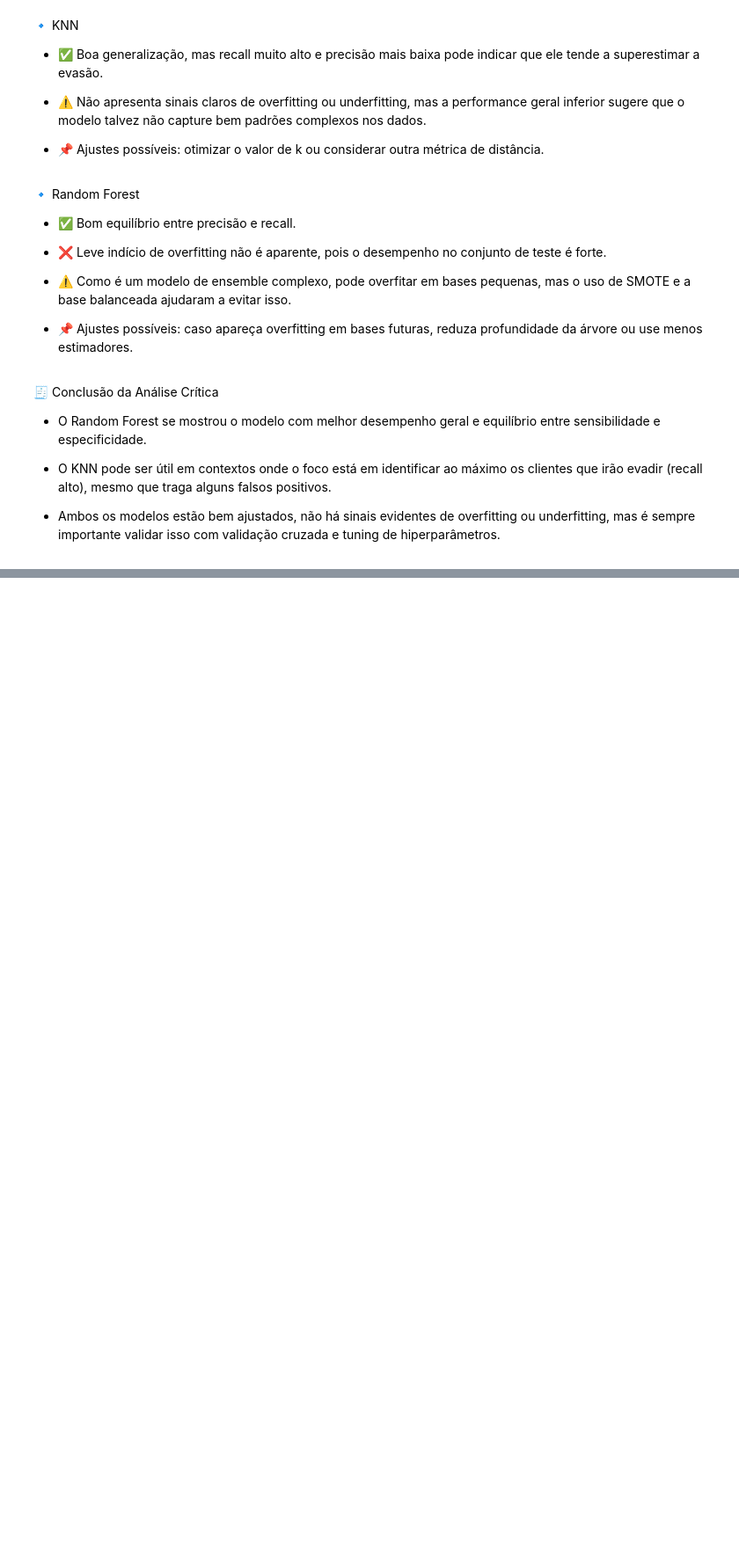
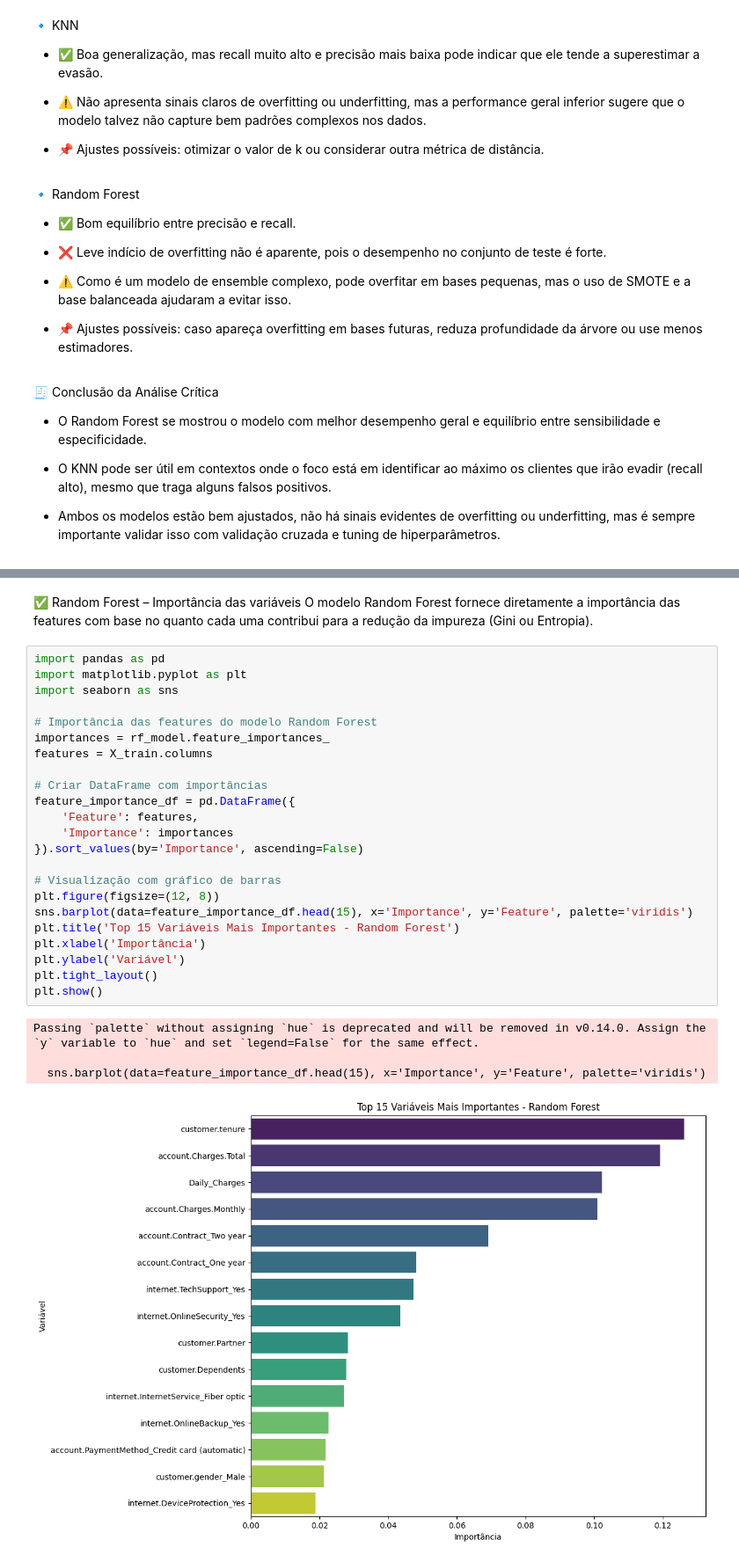
Before and after one commit to TheGabrielVieira/challenge3-data-science-part2, a Jupyter notebook: ML_TelecomX_BR.ipynb, the cells around one changed output, grey strips where cells are left out. Shown at 88% size. Drawn from its saved outputs; the diff is of its cells as text; blank space fills up the shorter version.

```diff
--- a/ML_TelecomX_BR.ipynb
+++ b/ML_TelecomX_BR.ipynb
@@ -644,0 +685,31 @@ plt.show()
+# %% [markdown]
+✅ Random Forest – Importância das variáveis
+O modelo Random Forest fornece diretamente a importância das features com base no quanto cada uma contribui para a redução da impureza (Gini ou Entropia).
+# %%
+import pandas as pd
+import matplotlib.pyplot as plt
+import seaborn as sns
+
+# Importância das features do modelo Random Forest
+importances = rf_model.feature_importances_
+features = X_train.columns
+
+# Criar DataFrame com importâncias
+feature_importance_df = pd.DataFrame({
+    'Feature': features,
+    'Importance': importances
+}).sort_values(by='Importance', ascending=False)
+
+# Visualização com gráfico de barras
+plt.figure(figsize=(12, 8))
+sns.barplot(data=feature_importance_df.head(15), x='Importance', y='Feature', palette='viridis')
+plt.title('Top 15 Variáveis Mais Importantes - Random Forest')
+plt.xlabel('Importância')
+plt.ylabel('Variável')
+plt.tight_layout()
+plt.show()
+# %% [output]
+Passing `palette` without assigning `hue` is deprecated and will be removed in v0.14.0. Assign the `y` variable to `hue` and set `legend=False` for the same effect.
+
+  sns.barplot(data=feature_importance_df.head(15), x='Importance', y='Feature', palette='viridis')
+[figure, added]
```
Also changed, not shown: parts of 5 cells of this notebook, 2 other files.
